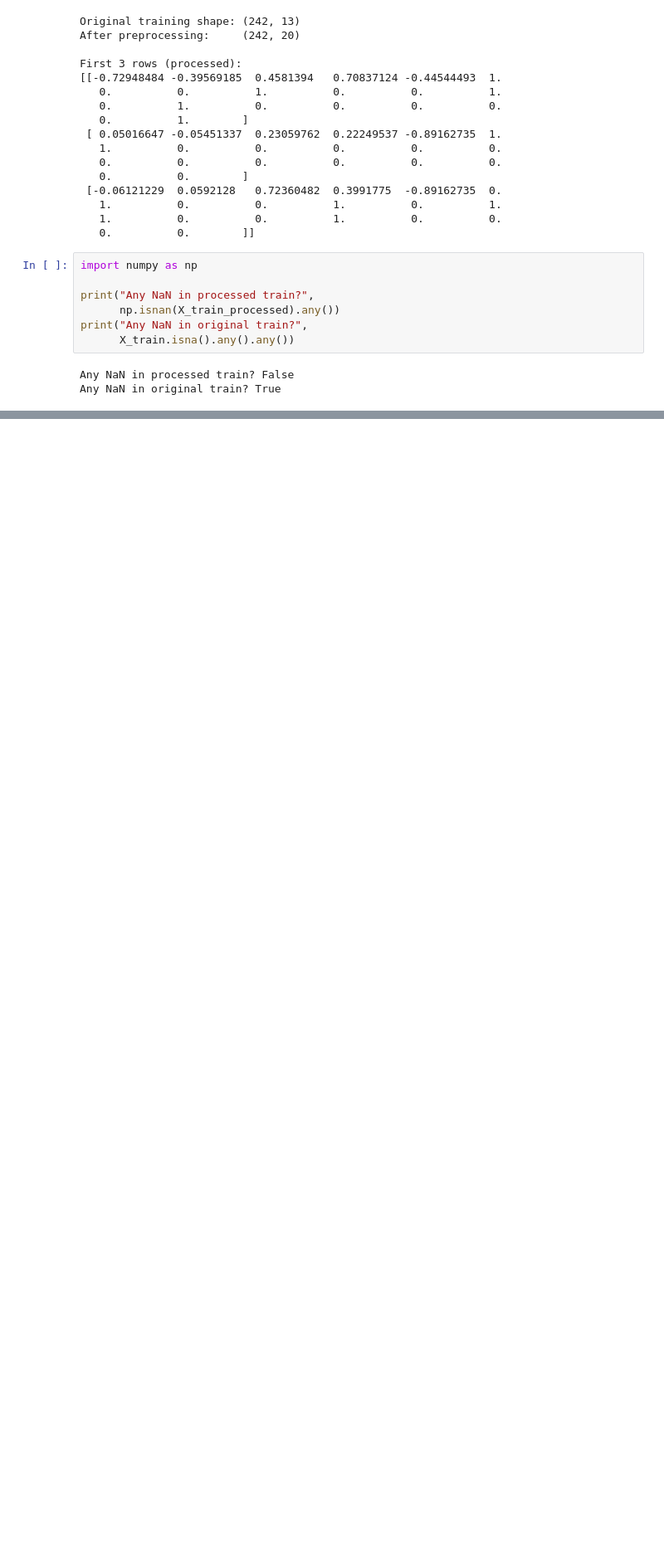
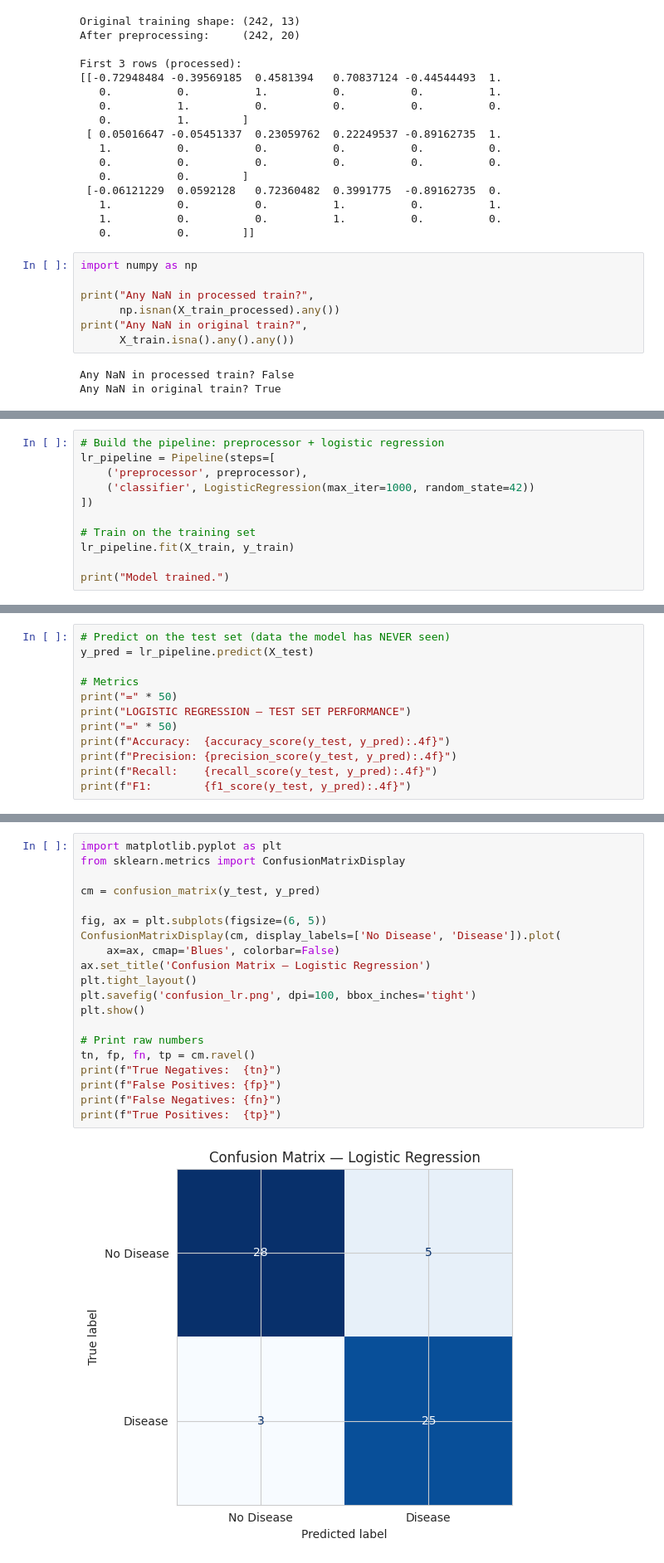
Before and after one commit to mugishaalex24682-cloud/bcs3101-capstone, a Jupyter notebook: notebooks/capstone.ipynb, the cells around one changed output, grey strips where cells are left out. Shown at 83% size. Drawn from its saved outputs; the diff is of its cells as text; blank space fills up the shorter version.

Commit message:
"Step 7: train logistic regression baseline and evaluate"

```diff
--- a/notebooks/capstone.ipynb
+++ b/notebooks/capstone.ipynb
@@ -388,0 +418,11 @@ Any NaN in original train? True
+# %%
+# Build the pipeline: preprocessor + logistic regression
+lr_pipeline = Pipeline(steps=[
+    ('preprocessor', preprocessor),
+    ('classifier', LogisticRegression(max_iter=1000, random_state=42))
+])
+
+# Train on the training set
+lr_pipeline.fit(X_train, y_train)
+
+print("Model trained.")
@@ -388,0 +431,12 @@ Any NaN in original train? True
+# %%
+# Predict on the test set (data the model has NEVER seen)
+y_pred = lr_pipeline.predict(X_test)
+
+# Metrics
+print("=" * 50)
+print("LOGISTIC REGRESSION — TEST SET PERFORMANCE")
+print("=" * 50)
+print(f"Accuracy:  {accuracy_score(y_test, y_pred):.4f}")
+print(f"Precision: {precision_score(y_test, y_pred):.4f}")
+print(f"Recall:    {recall_score(y_test, y_pred):.4f}")
+print(f"F1:        {f1_score(y_test, y_pred):.4f}")
@@ -388,0 +463,22 @@ Any NaN in original train? True
+# %%
+import matplotlib.pyplot as plt
+from sklearn.metrics import ConfusionMatrixDisplay
+
+cm = confusion_matrix(y_test, y_pred)
+
+fig, ax = plt.subplots(figsize=(6, 5))
+ConfusionMatrixDisplay(cm, display_labels=['No Disease', 'Disease']).plot(
+    ax=ax, cmap='Blues', colorbar=False)
+ax.set_title('Confusion Matrix — Logistic Regression')
+plt.tight_layout()
+plt.savefig('confusion_lr.png', dpi=100, bbox_inches='tight')
+plt.show()
+
+# Print raw numbers
+tn, fp, fn, tp = cm.ravel()
+print(f"True Negatives:  {tn}")
+print(f"False Positives: {fp}")
+print(f"False Negatives: {fn}")
+print(f"True Positives:  {tp}")
+# %% [output]
+[figure, added]
```
Also changed, not shown: parts of 7 cells of this notebook.
